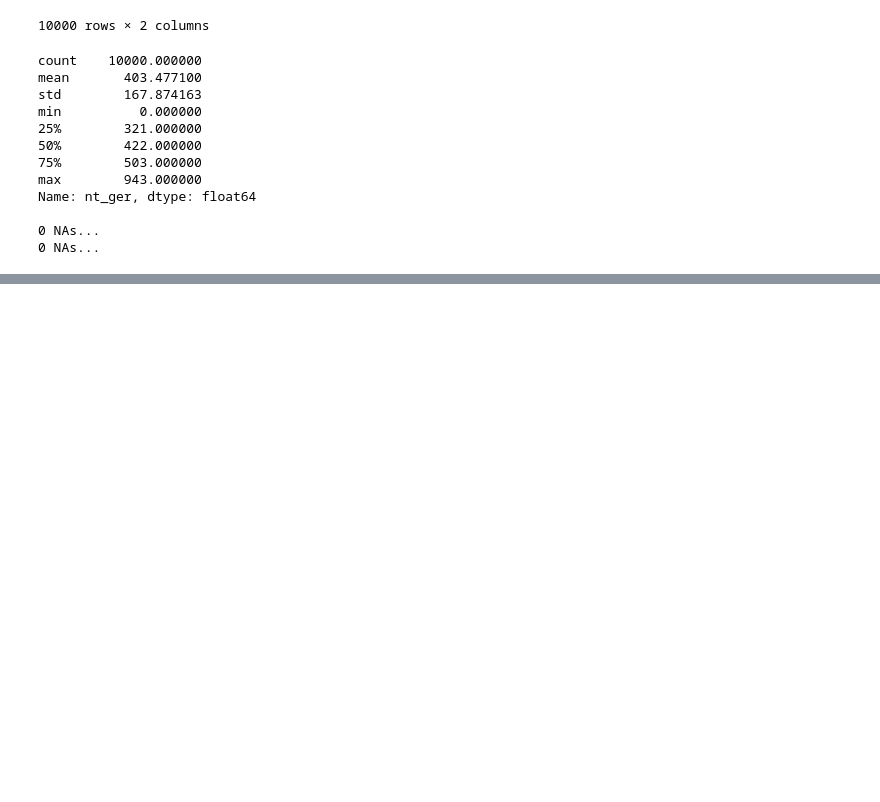
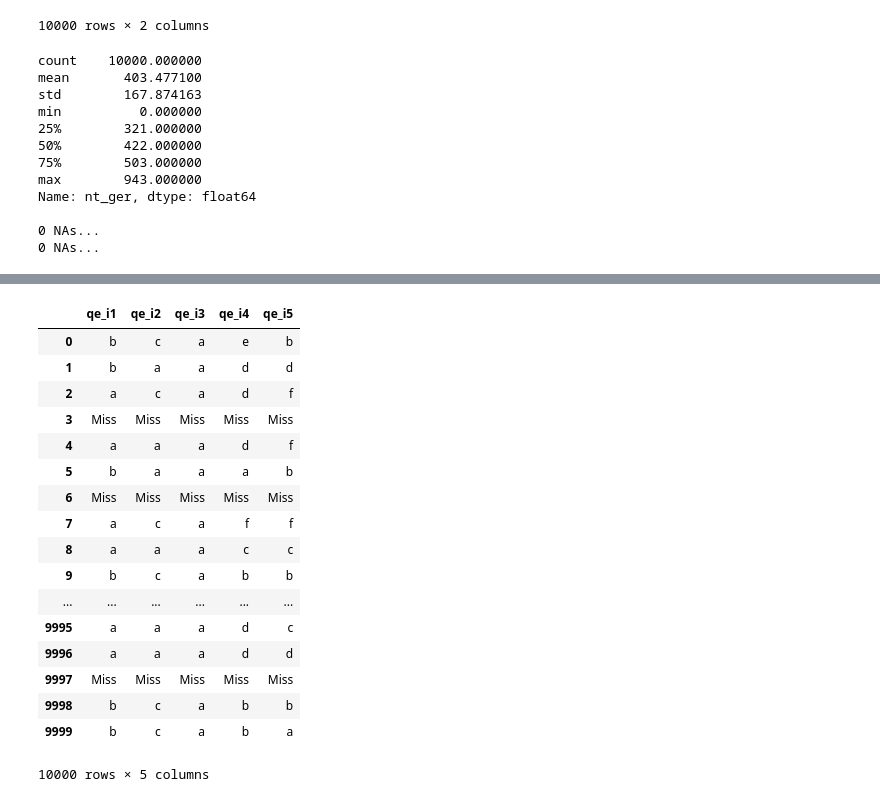
Before and after one commit to neylsoncrepalde/data_preparation, a Jupyter notebook: Missing.ipynb, the cells around one changed output, grey strips where cells are left out. Drawn from its saved outputs; the diff is of its cells as text; code cells hidden in the pictures; blank space fills up the shorter version.

```diff
--- a/Missing.ipynb
+++ b/Missing.ipynb
@@ -170,0 +188,24 @@ Name: nt_ger, dtype: float64
+# %%
+imp_const = SimpleImputer(missing_values=np.nan, strategy="constant", fill_value="Miss")
+novobdimp = imp_const.fit_transform(novobd)
+novobdimp = pd.DataFrame(novobdimp, columns=["qe_i1", "qe_i2", "qe_i3", "qe_i4", "qe_i5"])
+novobdimp
+# %% [output]
+|  | qe_i1 | qe_i2 | qe_i3 | qe_i4 | qe_i5 |
+| 0 | b | c | a | e | b |
+| 1 | b | a | a | d | d |
+| 2 | a | c | a | d | f |
+| 3 | Miss | Miss | Miss | Miss | Miss |
+| 4 | a | a | a | d | f |
+| 5 | b | a | a | a | b |
+| 6 | Miss | Miss | Miss | Miss | Miss |
+| 7 | a | c | a | f | f |
+| 8 | a | a | a | c | c |
+| 9 | b | c | a | b | b |
+| ... | ... | ... | ... | ... | ... |
+| 9995 | a | a | a | d | c |
+| 9996 | a | a | a | d | d |
+| 9997 | Miss | Miss | Miss | Miss | Miss |
+| 9998 | b | c | a | b | b |
+| 9999 | b | c | a | b | a |
+10000 rows × 5 columns
```
Also changed, not shown: parts of 4 cells of this notebook.
